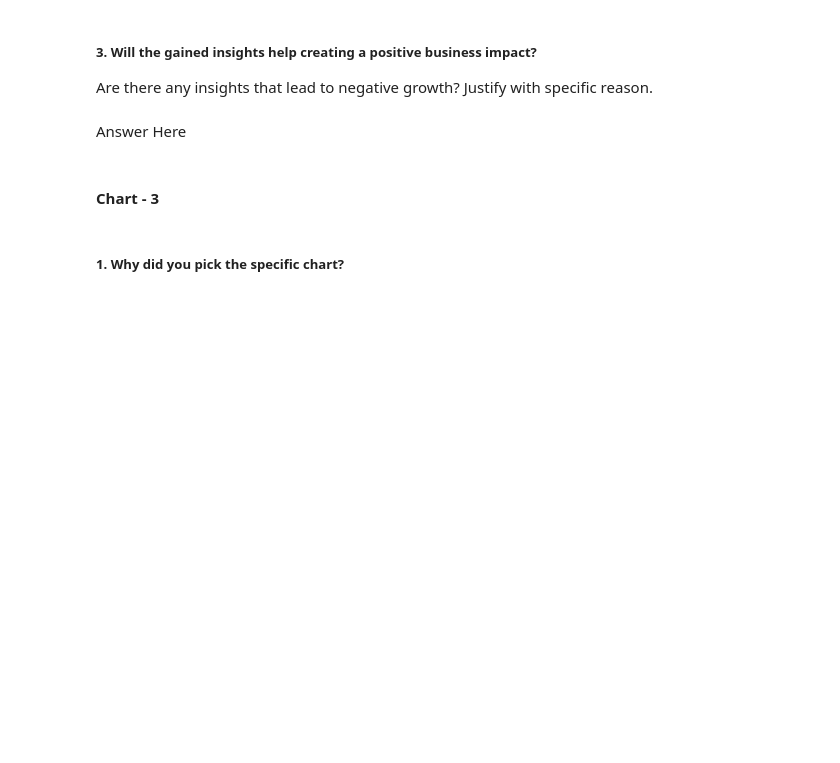
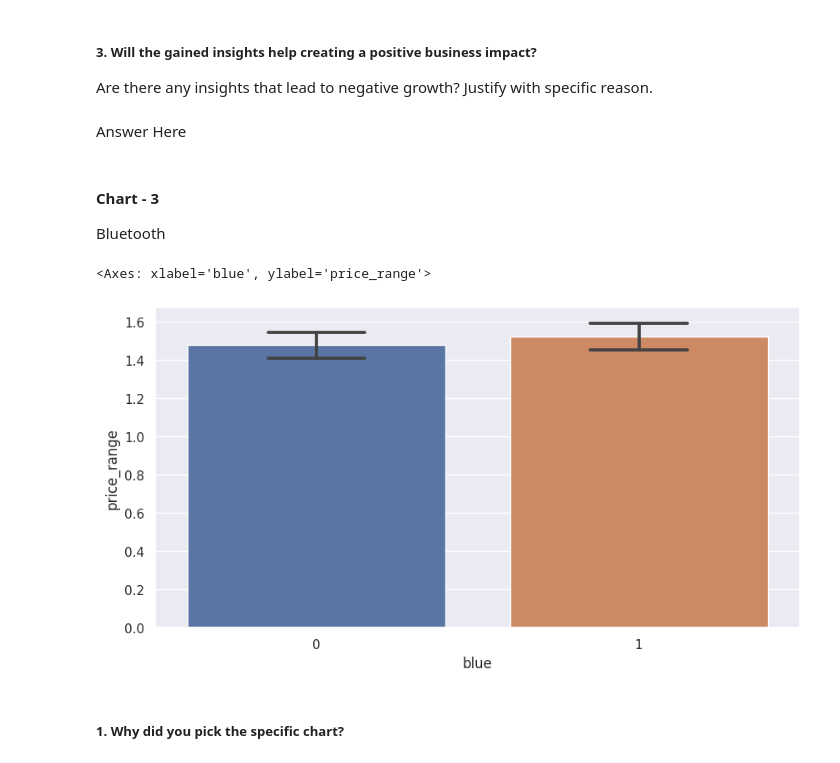
Before and after one commit to Rooban-Jeyasundar/ML_Classification_Project, a Jupyter notebook: ML_Classification_Project.ipynb, the cells around one changed output. Drawn from its saved outputs; the diff is of its cells as text; code cells hidden in the pictures; blank space fills up the shorter version.

```diff
--- a/ML_Classification_Project.ipynb
+++ b/ML_Classification_Project.ipynb
@@ -446,3 +459,4 @@ Are there any insights that lead to negative growth? Justify with specific reaso
 Answer Here
 # %% [markdown]
 #### Chart - 3
+Bluetooth
@@ -451,3 +463,10 @@ Answer Here
+# %%
+# Chart - 3 visualization code
+fig, ax = plt.subplots(figsize=(10, 5))
+sns.barplot(data=mobile_df,x='blue',y='price_range',ax=ax,capsize=0.3)
+# %% [output]
+<Axes: xlabel='blue', ylabel='price_range'>
+[figure, added]
 # %% [markdown]
 ##### 1. Why did you pick the specific chart?
 # %% [markdown]
```
Also changed, not shown: parts of 26 cells of this notebook.
